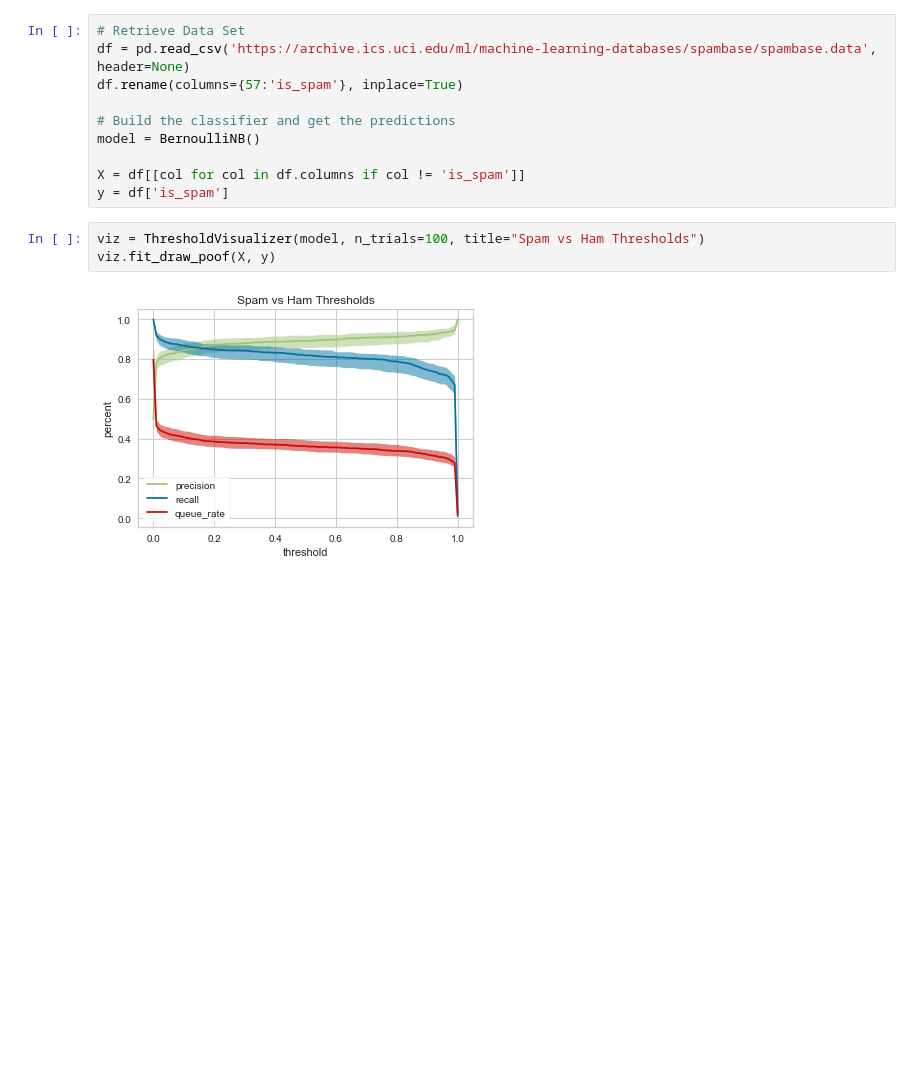
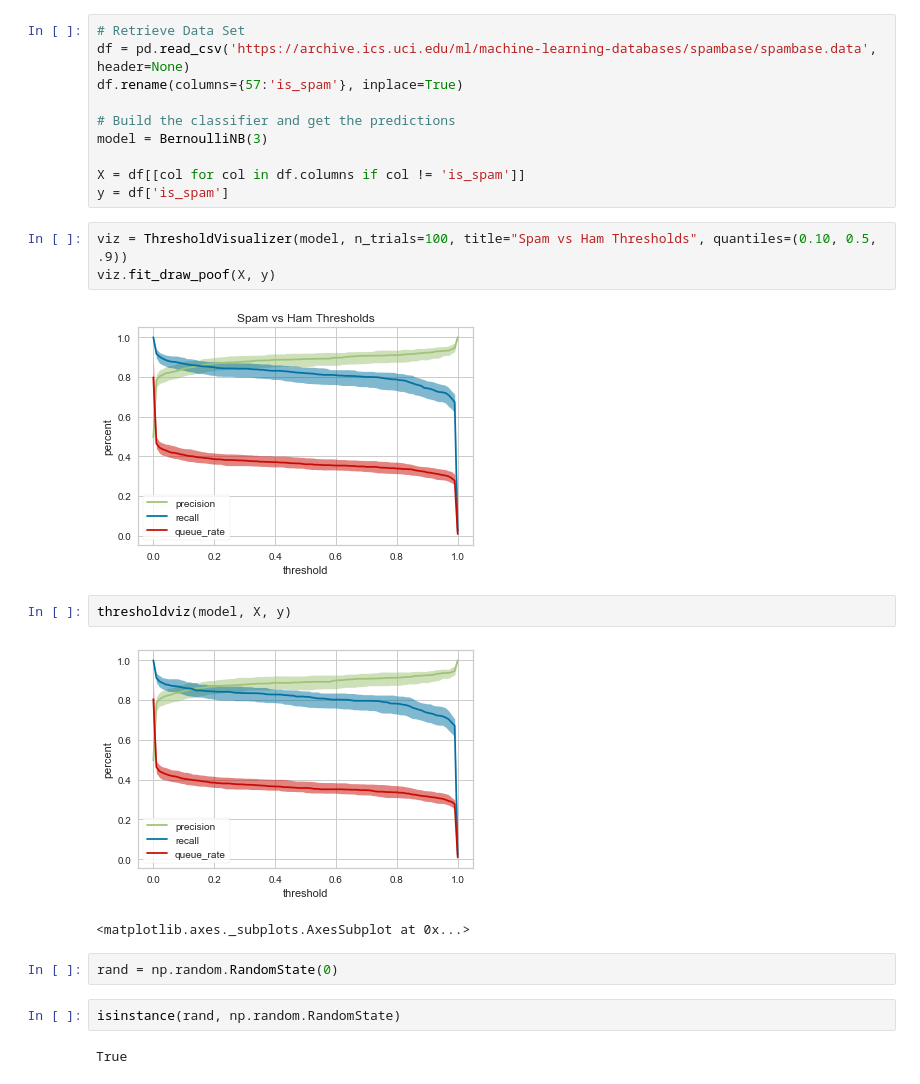
Before and after one commit to DistrictDataLabs/yellowbrick, a Jupyter notebook: examples/ndanielsen/ThresholdVisualizer Example.ipynb, the cells around one changed output. Saved outputs shown, nothing was run; the diff lists cells and outputs as text; blank space fills up the shorter version.

Commit message:
added quick method to ThresholdViz, tests and doc strings

```diff
--- a/examples/ndanielsen/ThresholdVisualizer Example.ipynb
+++ b/examples/ndanielsen/ThresholdVisualizer Example.ipynb
@@ -24,12 +24,23 @@ df = pd.read_csv('https://archive.ics.uci.edu/ml/machine-learning-databases/spam
 df.rename(columns={57:'is_spam'}, inplace=True)
 
 # Build the classifier and get the predictions
-model = BernoulliNB()
+model = BernoulliNB(3)
 
 X = df[[col for col in df.columns if col != 'is_spam']]
 y = df['is_spam']
 # %%
-viz = ThresholdVisualizer(model, n_trials=100, title="Spam vs Ham Thresholds")
+viz = ThresholdVisualizer(model, n_trials=100, title="Spam vs Ham Thresholds", quantiles=(0.10, 0.5, .9))
 viz.fit_draw_poof(X, y)
 # %% [output]
 [figure]
+# %%
+thresholdviz(model, X, y)
+# %% [output]
+[figure, added]
+<matplotlib.axes._subplots.AxesSubplot at 0x...>
+# %%
+rand = np.random.RandomState(0)
+# %%
+isinstance(rand, np.random.RandomState)
+# %% [output]
+True
```
Also changed, not shown: parts of 2 cells of this notebook, 9 other files.
